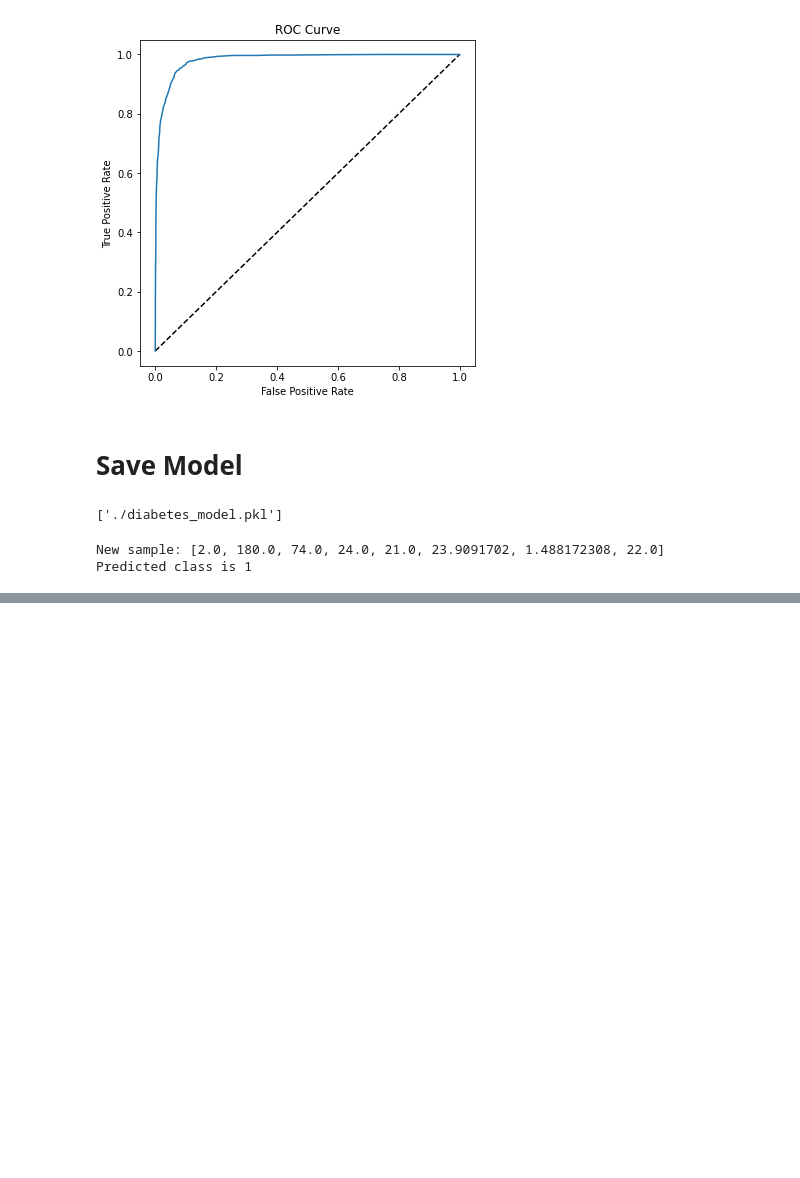
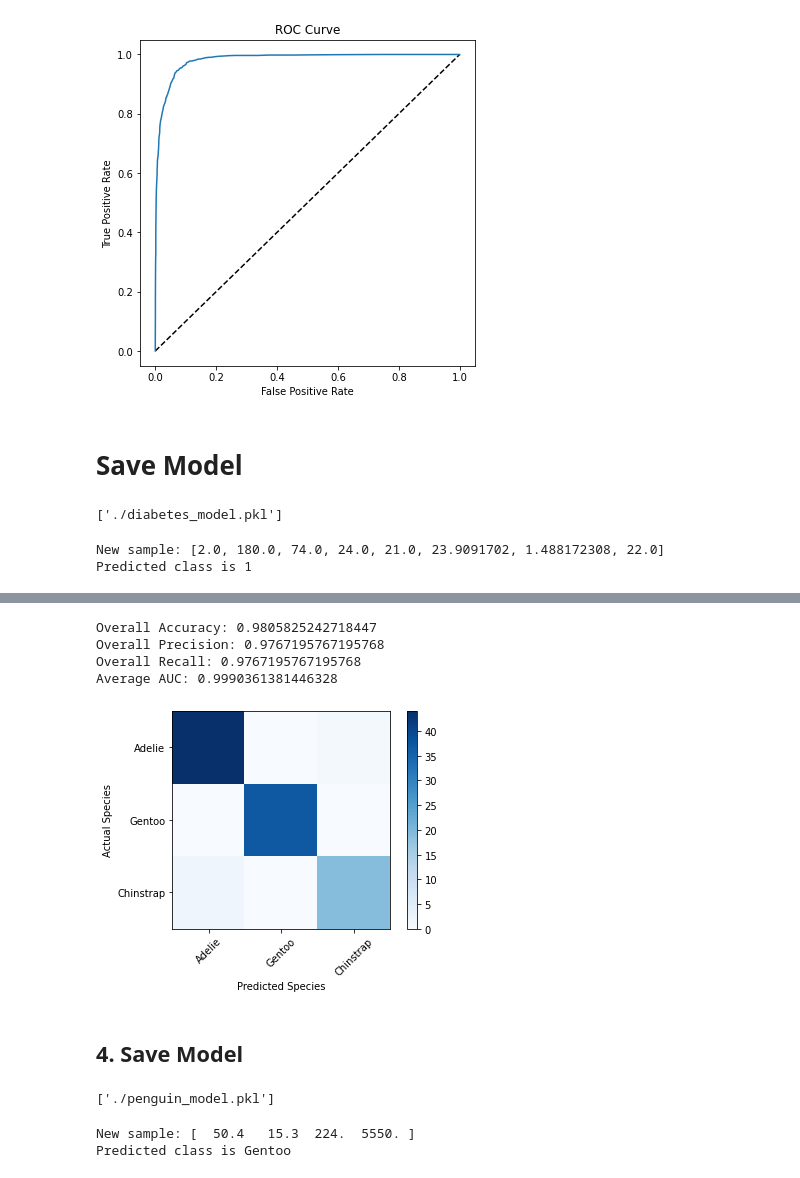
Before and after one commit to moatazkrimchi/Learn-Data-Science-With-Moataz, a Jupyter notebook: Classification.ipynb, the cells around one changed output, grey strips where cells are left out. Saved outputs shown, nothing was run; the diff lists cells and outputs as text; code cells hidden in the pictures; blank space fills up the shorter version.

```diff
--- a/Classification.ipynb
+++ b/Classification.ipynb
@@ -396,0 +650,25 @@ Predicted class is 1
+# %%
+from sklearn.preprocessing import StandardScaler
+from sklearn.compose import ColumnTransformer
+from sklearn.pipeline import Pipeline
+from sklearn.svm import SVC
+
+# Define preprocessing for numeric columns (scale them)
+feature_columns = [0,1,2,3]
+feature_transformer = Pipeline(steps=[
+    ('scaler', StandardScaler())
+    ])
+
+# Create preprocessing steps
+preprocessor = ColumnTransformer(
+    transformers=[
+        ('preprocess', feature_transformer, feature_columns)])
+
+# Create training pipeline
+pipeline = Pipeline(steps=[('preprocessor', preprocessor),
+                           ('regressor', SVC(probability=True))])
+
+
+# fit the pipeline to train a linear regression model on the training set
+multi_model = pipeline.fit(x_penguin_train, y_penguin_train)
+print (multi_model)
@@ -396,0 +682,52 @@ Predicted class is 1
+# %%
+# Get predictions from test data
+penguin_predictions = multi_model.predict(x_penguin_test)
+penguin_prob = multi_model.predict_proba(x_penguin_test)
+
+# Overall metrics
+print("Overall Accuracy:",accuracy_score(y_penguin_test, penguin_predictions))
+print("Overall Precision:",precision_score(y_penguin_test, penguin_predictions, average='macro'))
+print("Overall Recall:",recall_score(y_penguin_test, penguin_predictions, average='macro'))
+print('Average AUC:', roc_auc_score(y_penguin_test,penguin_prob, multi_class='ovr'))
+
+# Confusion matrix
+plt.imshow(mcm, interpolation="nearest", cmap=plt.cm.Blues)
+plt.colorbar()
+tick_marks = np.arange(len(penguin_classes))
+plt.xticks(tick_marks, penguin_classes, rotation=45)
+plt.yticks(tick_marks, penguin_classes)
+plt.xlabel("Predicted Species")
+plt.ylabel("Actual Species")
+plt.show()
+# %% [output]
+Overall Accuracy: 0.9805825242718447
+Overall Precision: 0.9767195767195768
+Overall Recall: 0.9767195767195768
+Average AUC: 0.9990361381446328
+[figure, added]
+# %% [markdown]
+## **4. Save Model**
+# %%
+import joblib
+
+# Save the model as a pickle file
+filename = './penguin_model.pkl'
+joblib.dump(multi_model, filename)
+# %% [output]
+['./penguin_model.pkl']
+# %%
+# Load the model from the file
+multi_model = joblib.load(filename)
+
+# The model accepts an array of feature arrays (so you can predict the classes of multiple penguin observations in a single call)
+# We'll create an array with a single array of features, representing one penguin
+x_new = np.array([[50.4,15.3,224,5550]])
+print ('New sample: {}'.format(x_new[0]))
+
+# The model returns an array of predictions - one for each set of features submitted
+# In our case, we only submitted one penguin, so our prediction is the first one in the resulting array.
+penguin_pred = multi_model.predict(x_new)[0]
+print('Predicted class is', penguin_classes[penguin_pred])
+# %% [output]
+New sample: [  50.4   15.3  224.  5550. ]
+Predicted class is Gentoo
```
Also changed, not shown: parts of 25 cells of this notebook.
